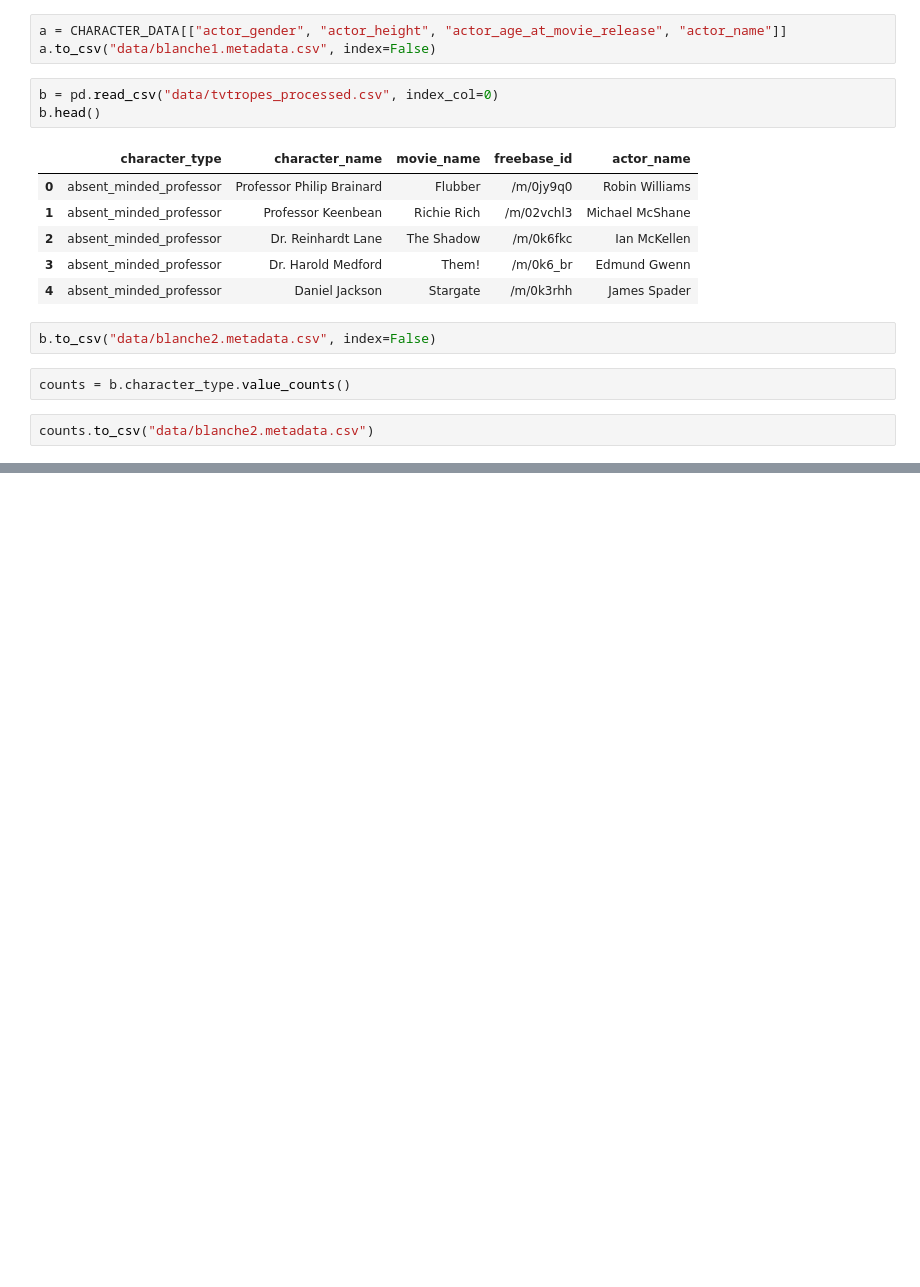
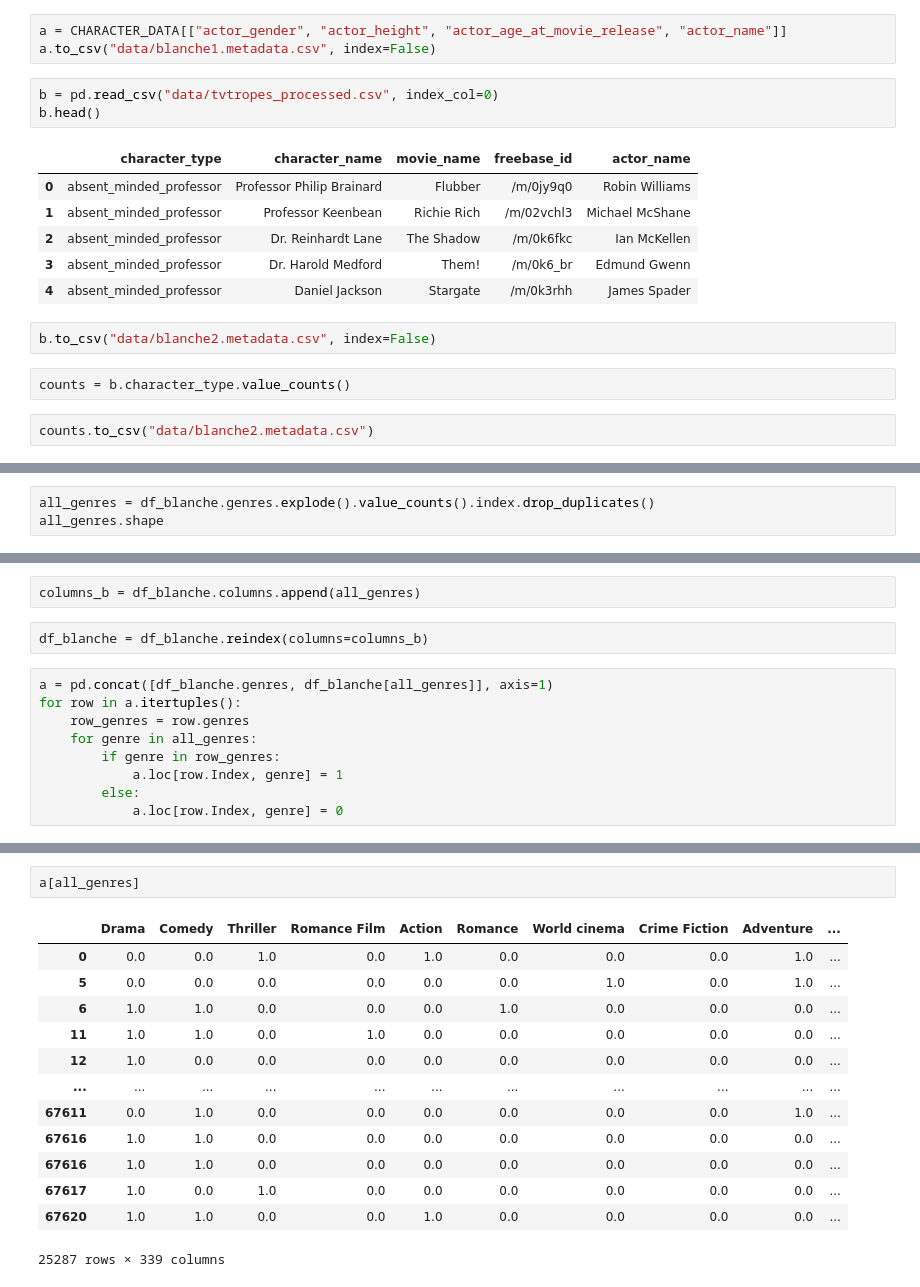
Before and after one commit to epfl-ada/ada-2022-project-r4d4r, a Jupyter notebook: test_blanche.ipynb, the cells around one changed output, grey strips where cells are left out. Cells and saved outputs as stored; diff of their text form; blank space fills up the shorter version.

```diff
--- a/test_blanche.ipynb
+++ b/test_blanche.ipynb
@@ -81,0 +103,3 @@ counts.to_csv("data/blanche2.metadata.csv")
+# %%
+all_genres = df_blanche.genres.explode().value_counts().index.drop_duplicates()
+all_genres.shape
@@ -81,0 +108,13 @@ counts.to_csv("data/blanche2.metadata.csv")
+# %%
+columns_b = df_blanche.columns.append(all_genres)
+# %%
+df_blanche = df_blanche.reindex(columns=columns_b)
+# %%
+a = pd.concat([df_blanche.genres, df_blanche[all_genres]], axis=1)
+for row in a.itertuples():
+    row_genres = row.genres
+    for genre in all_genres:
+        if genre in row_genres:
+            a.loc[row.Index, genre] = 1
+        else:
+            a.loc[row.Index, genre] = 0
@@ -81,0 +144,16 @@ counts.to_csv("data/blanche2.metadata.csv")
+# %%
+a[all_genres]
+# %% [output]
+|  | Drama | Comedy | Thriller | Romance Film | Action | Romance | World cinema | Crime Fiction | Adventure | ... |
+| 0 | 0.0 | 0.0 | 1.0 | 0.0 | 1.0 | 0.0 | 0.0 | 0.0 | 1.0 | ... |
+| 5 | 0.0 | 0.0 | 0.0 | 0.0 | 0.0 | 0.0 | 1.0 | 0.0 | 1.0 | ... |
+| 6 | 1.0 | 1.0 | 0.0 | 0.0 | 0.0 | 1.0 | 0.0 | 0.0 | 0.0 | ... |
+| 11 | 1.0 | 1.0 | 0.0 | 1.0 | 0.0 | 0.0 | 0.0 | 0.0 | 0.0 | ... |
+| 12 | 1.0 | 0.0 | 0.0 | 0.0 | 0.0 | 0.0 | 0.0 | 0.0 | 0.0 | ... |
+| ... | ... | ... | ... | ... | ... | ... | ... | ... | ... | ... |
+| 67611 | 0.0 | 1.0 | 0.0 | 0.0 | 0.0 | 0.0 | 0.0 | 0.0 | 1.0 | ... |
+| 67616 | 1.0 | 1.0 | 0.0 | 0.0 | 0.0 | 0.0 | 0.0 | 0.0 | 0.0 | ... |
+| 67616 | 1.0 | 1.0 | 0.0 | 0.0 | 0.0 | 0.0 | 0.0 | 0.0 | 0.0 | ... |
+| 67617 | 1.0 | 0.0 | 1.0 | 0.0 | 0.0 | 0.0 | 0.0 | 0.0 | 0.0 | ... |
+| 67620 | 1.0 | 1.0 | 0.0 | 0.0 | 1.0 | 0.0 | 0.0 | 0.0 | 0.0 | ... |
+25287 rows × 339 columns
```
Also changed, not shown: parts of 12 cells of this notebook.
